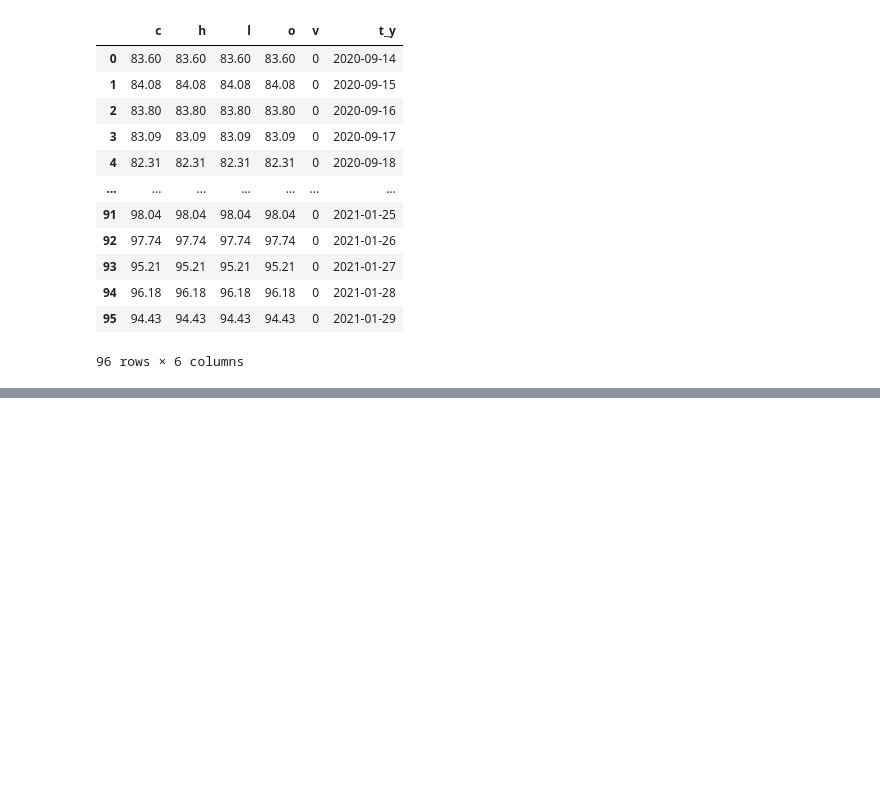
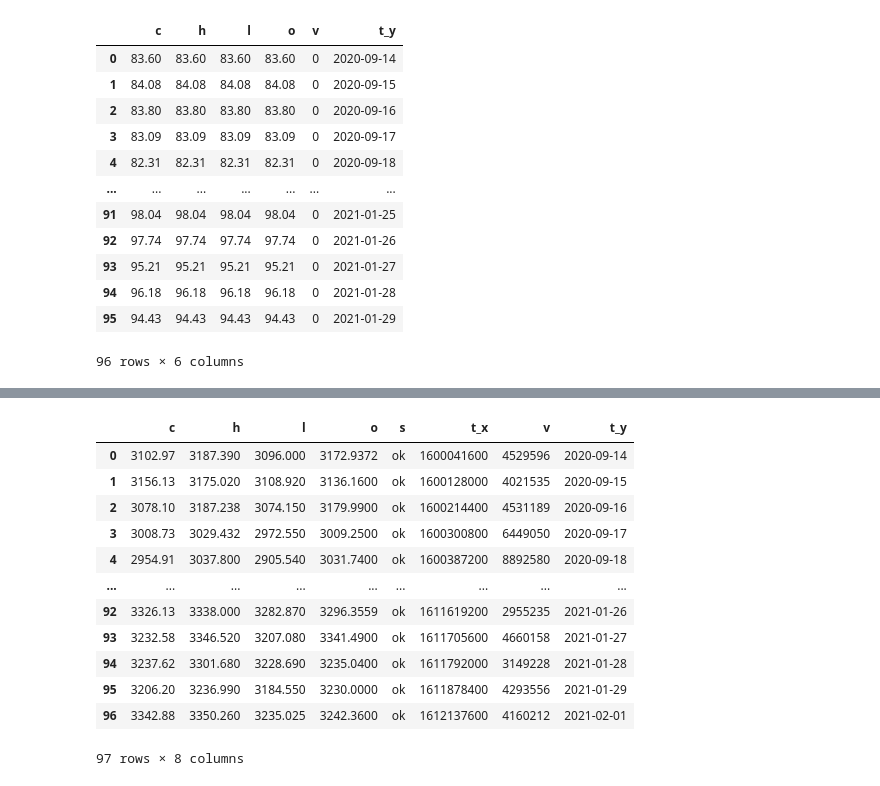
Before and after one commit to cmcoder9/Shortease, a Jupyter notebook: main.ipynb, the cells around one changed output, grey strips where cells are left out. Drawn from its saved outputs; the diff is of its cells as text; code cells hidden in the pictures; blank space fills up the shorter version.

```diff
--- a/main.ipynb
+++ b/main.ipynb
@@ -191,3 +187,6 @@ S_P_update
 | 94 | 96.18 | 96.18 | 96.18 | 96.18 | 0 | 2021-01-28 |
 | 95 | 94.43 | 94.43 | 94.43 | 94.43 | 0 | 2021-01-29 |
 96 rows × 6 columns
+# %%
+res4 = finnhub_client.stock_candles('AMZN', 'D', 1599886800, 1612159200)
+print(res4)
@@ -193,0 +195,4 @@ S_P_update
+# %%
+#Convert to Pandas Dataframe
+AMZN = pd.DataFrame(res4)
+AMZN
@@ -193,0 +213,3 @@ S_P_update
+# %%
+Time_clean4=pd.to_datetime(AMZN.t,unit = "s")
+Time_clean4
@@ -193,0 +229,17 @@ S_P_update
+# %%
+AMZN_update = pd.merge(AMZN, Time_clean4, left_index = True, right_index = True)
+AMZN_update
+# %% [output]
+|  | c | h | l | o | s | t_x | v | t_y |
+| 0 | 3102.97 | 3187.390 | 3096.000 | 3172.9372 | ok | 1600041600 | 4529596 | 2020-09-14 |
+| 1 | 3156.13 | 3175.020 | 3108.920 | 3136.1600 | ok | 1600128000 | 4021535 | 2020-09-15 |
+| 2 | 3078.10 | 3187.238 | 3074.150 | 3179.9900 | ok | 1600214400 | 4531189 | 2020-09-16 |
+| 3 | 3008.73 | 3029.432 | 2972.550 | 3009.2500 | ok | 1600300800 | 6449050 | 2020-09-17 |
+| 4 | 2954.91 | 3037.800 | 2905.540 | 3031.7400 | ok | 1600387200 | 8892580 | 2020-09-18 |
+| ... | ... | ... | ... | ... | ... | ... | ... | ... |
+| 92 | 3326.13 | 3338.000 | 3282.870 | 3296.3559 | ok | 1611619200 | 2955235 | 2021-01-26 |
+| 93 | 3232.58 | 3346.520 | 3207.080 | 3341.4900 | ok | 1611705600 | 4660158 | 2021-01-27 |
+| 94 | 3237.62 | 3301.680 | 3228.690 | 3235.0400 | ok | 1611792000 | 3149228 | 2021-01-28 |
+| 95 | 3206.20 | 3236.990 | 3184.550 | 3230.0000 | ok | 1611878400 | 4293556 | 2021-01-29 |
+| 96 | 3342.88 | 3350.260 | 3235.025 | 3242.3600 | ok | 1612137600 | 4160212 | 2021-02-01 |
+97 rows × 8 columns
```
Also changed, not shown: parts of 21 cells of this notebook.
